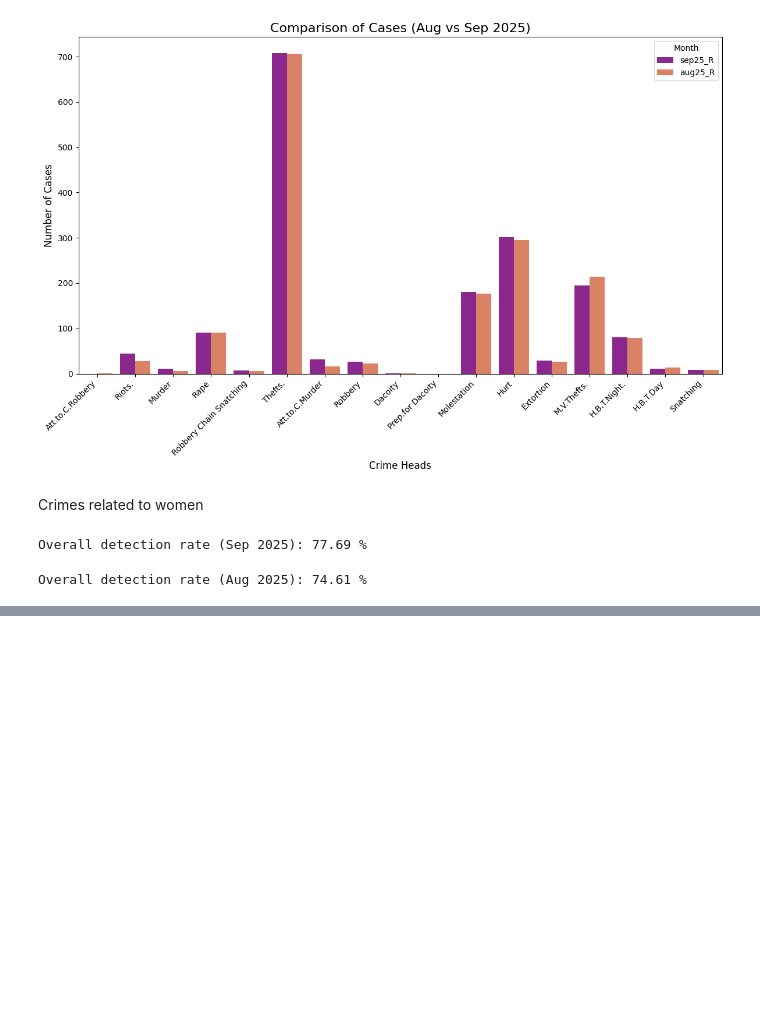
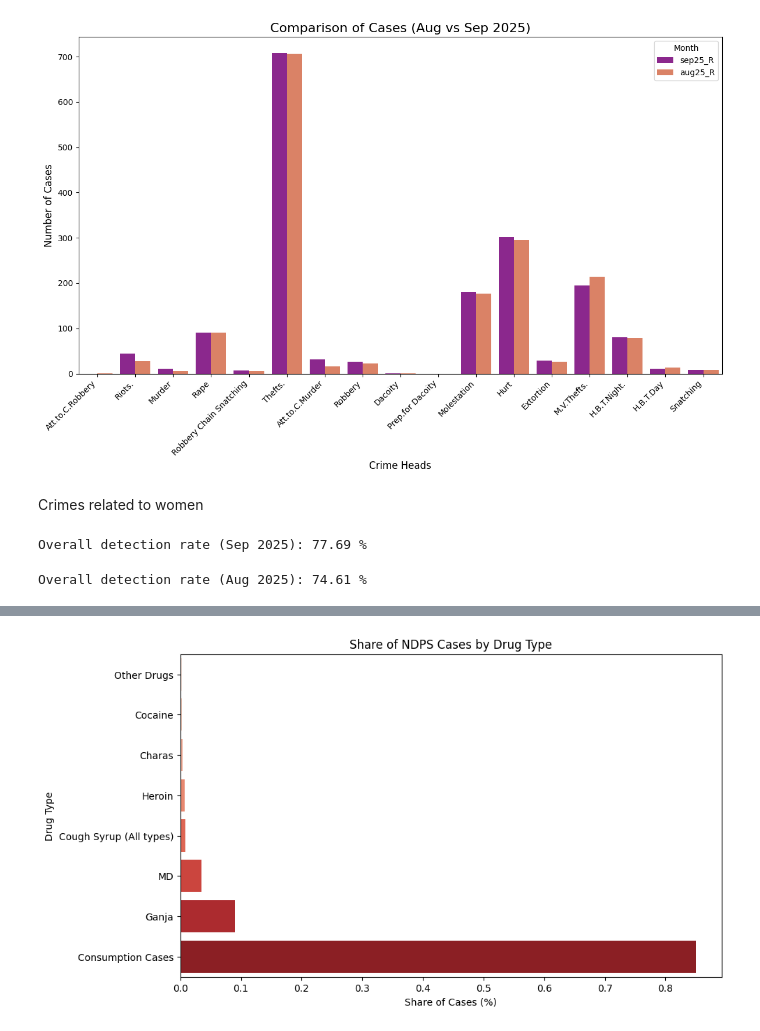
Before and after one commit to mrunmayee3108/Mumbai-Crime-data-analysis, a Jupyter notebook: crime_analysis.ipynb, the cells around one changed output, grey strips where cells are left out. Cells and saved outputs as stored; diff of their text form; code cells hidden in the pictures; blank space fills up the shorter version.

```diff
--- a/crime_analysis.ipynb
+++ b/crime_analysis.ipynb
@@ -233,0 +274,3 @@ plt.show()
+# %%
+df3.sort_values(by = 'Quantity(kg)', ascending = False, inplace = True)
+df3
@@ -233,0 +287,3 @@ plt.show()
+# %%
+df3['Arrest_per_case'] = df3['No. of Person Arrested']/df3['No. of Cases']
+df3.sort_values(by = 'Arrest_per_case', ascending = False)
@@ -233,0 +300,3 @@ plt.show()
+# %%
+df3['Qty_per_case'] = df3['Quantity(kg)']/df3['No. of Cases']
+df3.sort_values(by = 'Qty_per_case', ascending = False)
@@ -233,0 +313,3 @@ plt.show()
+# %%
+df3['share'] = df3['No. of Cases']/df3['No. of Cases'].sum()
+df3
@@ -233,0 +326,11 @@ plt.show()
+# %%
+plt.figure(figsize=(10, 6))
+sns.barplot(x='share', y='Drugs Name', data=df3.sort_values('share', ascending=True), palette='Reds', hue='Drugs Name', legend=False)
+plt.title('Share of NDPS Cases by Drug Type')
+plt.xlabel('Share of Cases (%)')
+plt.ylabel('Drug Type')
+from google.colab import files
+plt.savefig('ndps.png')
+files.download('ndps.png')
+plt.show()
+# %% [output]
@@ -233,0 +339 @@ plt.show()
+[figure, added]
```
Also changed, not shown: parts of 22 cells of this notebook.
